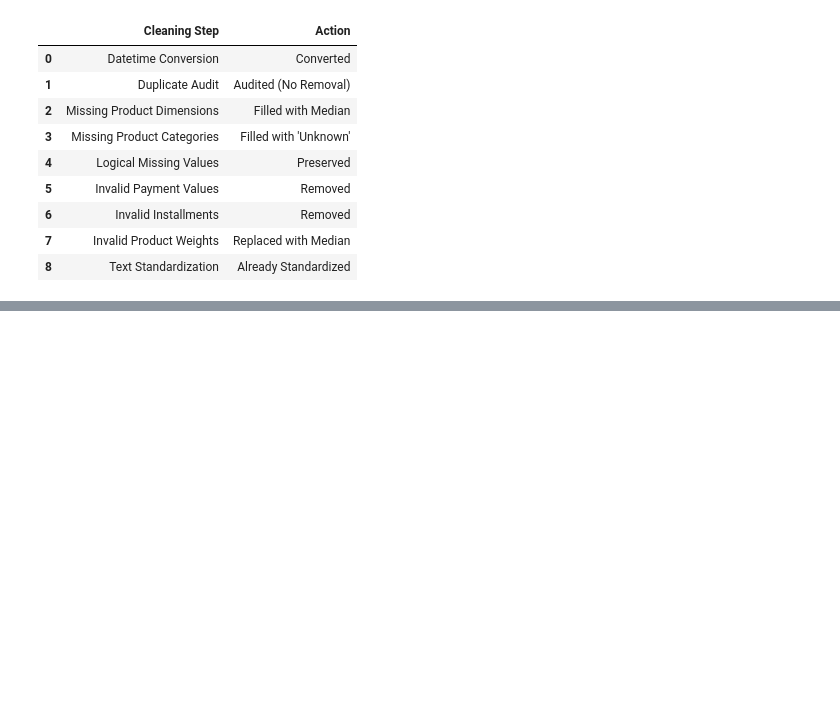
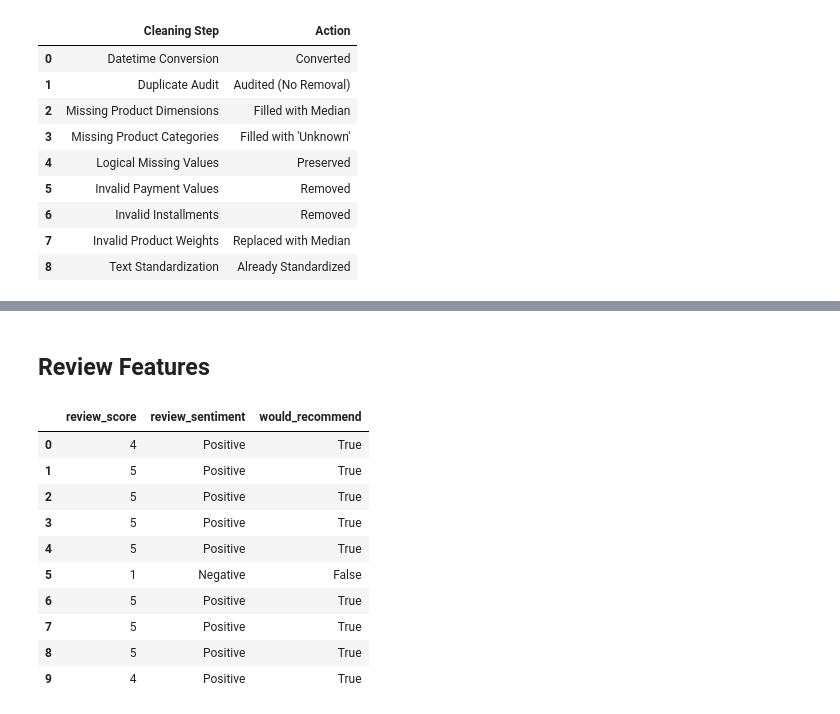
Before and after one commit to MohamedAmineMostaqim/ChriLy, a Jupyter notebook: notebooks/03_cleaning_feature_engineering.ipynb, the cells around one changed output, grey strips where cells are left out. Drawn from its saved outputs; the diff is of its cells as text; code cells hidden in the pictures; blank space fills up the shorter version.

```diff
--- a/notebooks/03_cleaning_feature_engineering.ipynb
+++ b/notebooks/03_cleaning_feature_engineering.ipynb
@@ -486,0 +742,43 @@ cleaning_summary
+# %% [markdown]
+## Review Features
+# %%
+order_reviews["review_sentiment"] = pd.NA
+
+order_reviews.loc[
+    order_reviews["review_score"].isin([1, 2]),
+    "review_sentiment"
+] = "Negative"
+
+order_reviews.loc[
+    order_reviews["review_score"] == 3,
+    "review_sentiment"
+] = "Neutral"
+
+order_reviews.loc[
+    order_reviews["review_score"].isin([4, 5]),
+    "review_sentiment"
+] = "Positive"
+# %%
+order_reviews["would_recommend"] = (
+    order_reviews["review_score"] >= 4
+)
+# %%
+order_reviews[
+    [
+        "review_score",
+        "review_sentiment",
+        "would_recommend"
+    ]
+].head(10)
+# %% [output]
+|  | review_score | review_sentiment | would_recommend |
+| 0 | 4 | Positive | True |
+| 1 | 5 | Positive | True |
+| 2 | 5 | Positive | True |
+| 3 | 5 | Positive | True |
+| 4 | 5 | Positive | True |
+| 5 | 1 | Negative | False |
+| 6 | 5 | Positive | True |
+| 7 | 5 | Positive | True |
+| 8 | 5 | Positive | True |
+| 9 | 4 | Positive | True |
```
Also changed, not shown: parts of 25 cells of this notebook, 10 other files.
